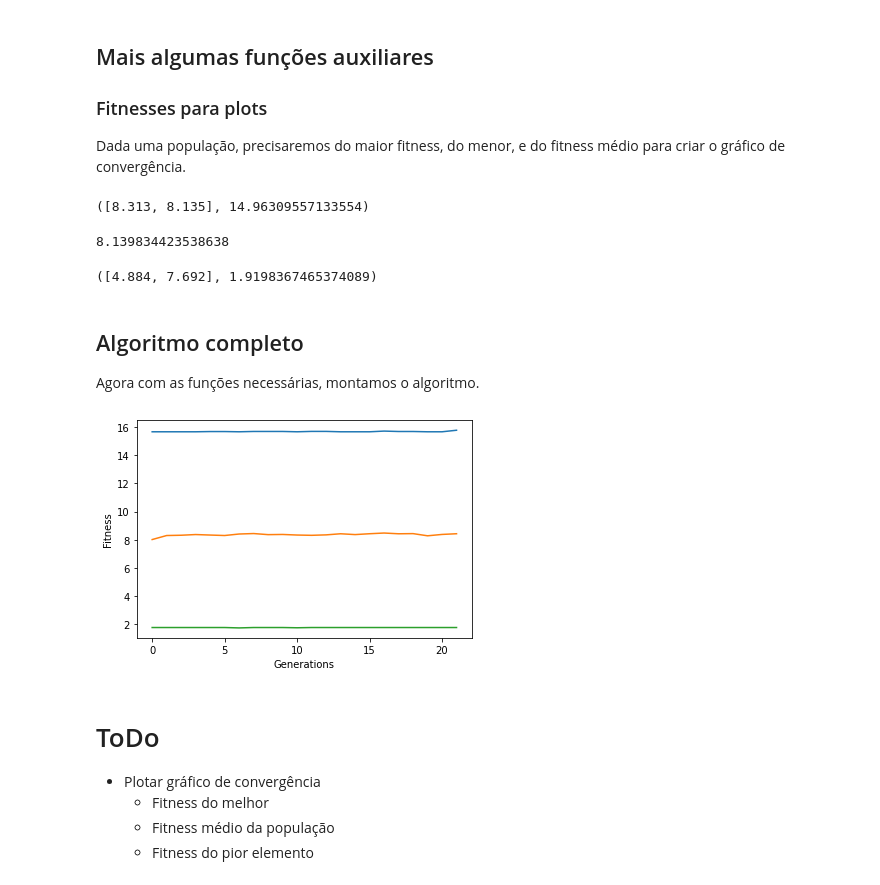
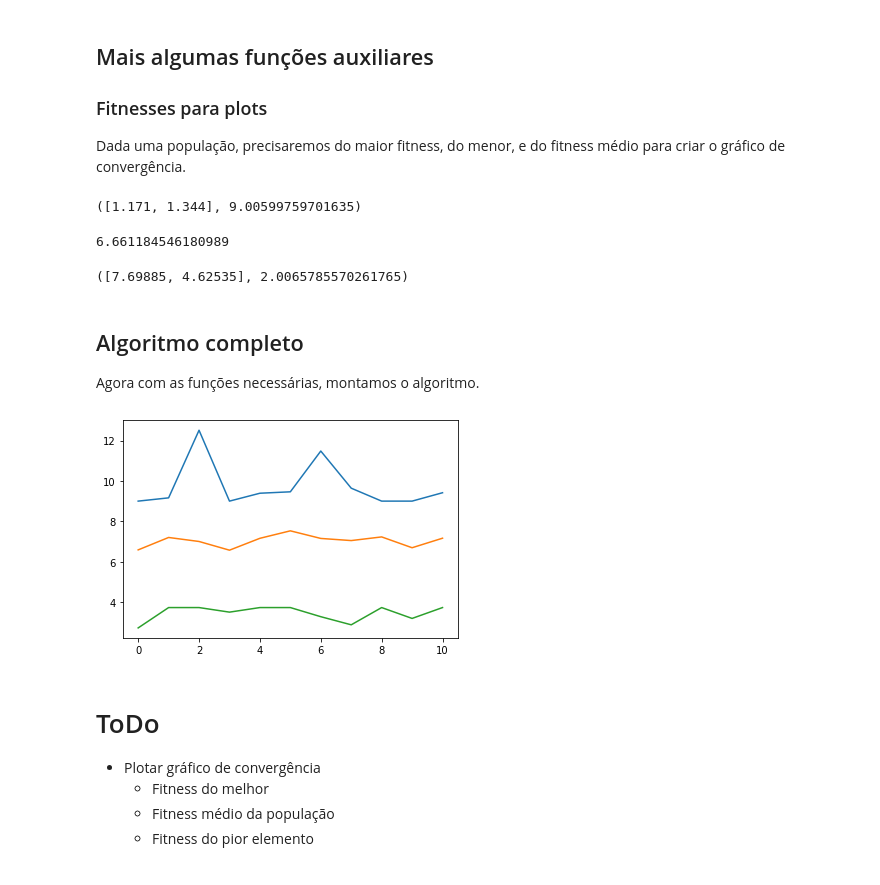
Before and after one commit to GabrielNegreirosLima/artificial-intelligence, a Jupyter notebook: genetic_algorithm/Laboratório - Algoritmos genéticos.ipynb, the cells around one changed output. Saved outputs shown, nothing was run; the diff lists cells and outputs as text; code cells hidden in the pictures.

```diff
--- a/genetic_algorithm/Laboratório - Algoritmos genéticos.ipynb
+++ b/genetic_algorithm/Laboratório - Algoritmos genéticos.ipynb
@@ -37,7 +37,7 @@ MAX_ALPINE
 # %% [markdown]
 ## População inicial
 # %%
-NUMBER_OF_INDIVIDUALS = 100
+NUMBER_OF_INDIVIDUALS = 20
 NUMBER_OF_PARENTS = int(NUMBER_OF_INDIVIDUALS/2)
 
 x_s = [np.random.uniform(0,10) for _ in range(0,NUMBER_OF_INDIVIDUALS)]
@@ -153,6 +156,6 @@ def crossover(parent_a, parent_b):
 
     return (children_a, children_b)
 
-children_a, children_b = crossover(parents[0], parents[1])
+children_a, children_b = crossover(population[0], population[1])
 print(children_a, children_b)
 # %% [output]
@@ -226,7 +240,7 @@ def max_fitness(population):
 
 max_fitness(population)
 # %% [output]
-([8.313, 8.135], 14.96309557133554)
+([1.171, 1.344], 9.00599759701635)
 # %%
 def mean_fitness(population):
     sum_value = 0.0
@@ -239,7 +253,7 @@ def mean_fitness(population):
 
 mean_fitness(population)
 # %% [output]
-8.139834423538638
+6.661184546180989
 # %%
 def min_fitness(population):
     minor = 10.0
@@ -256,14 +270,14 @@ def min_fitness(population):
 
 min_fitness(population)
 # %% [output]
-([4.884, 7.692], 1.9198367465374089)
+([7.69885, 4.62535], 2.0065785570261765)
 # %% [markdown]
 ## Algoritmo completo
 Agora com as funções necessárias, montamos o algoritmo.
 # %%
 from matplotlib import pyplot as plt
 
-max_gens = 100
+max_gens = 10
 actual_gen = 0
 difference = 10000
 current_pop = population
@@ -298,37 +312,37 @@ while actual_gen <= max_gens and difference > 0.01:
         cross_rand = randint(0,100)/100
         if cross_rand <= 0.7:
             # crossover
             children_a, children_b = crossover(parent_a, parent_b)
             #print(children_a, children_b, "\n")
 
-            # mutation (0.5%)
+            # mutation (0.1%)
             #children_a = mutation(children_a)
             #children_b = mutation(children_b)
 
             new_gen[index] = children_a
             new_gen[index+1] = children_b
 
             #print(f"C_a: {children_a}, C_a: {children_b}")
         else:
             new_gen[index] = parent_a
             new_gen[index+1] = parent_b
 
     #print(new_gen, "\n\n\n\n\n")
     #input('Press enter to continue: ')
     current_pop = new_gen
     difference = abs(best_fit - f_fit(7.917, 7.917))
     #print(f"melhor individuo: {best_ind}, fitness: {best_fit},\nfitness otimo: {f_fit(7.917, 7.917)}, geracao atual: {actual_gen}\n\n")
     actual_gen = actual_gen + 1
 
 
 plt.plot(vector_gen, vector_best, label='best')
 plt.plot(vector_gen, vector_mean, label='mean')
 plt.plot(vector_gen, vector_worst, label='worst')
-plt.xlabel("Generations")
-plt.ylabel("Fitness")
+#plt.xlabel("Generations")
+#plt.ylabel("Fitness")
 plt.show()
 # %% [output]
-[figure, old version]
+[figure, new version]
 # %% [markdown]
 # ToDo
 - Plotar gráfico de convergência
```
Also changed, not shown: parts of 4 cells of this notebook.
